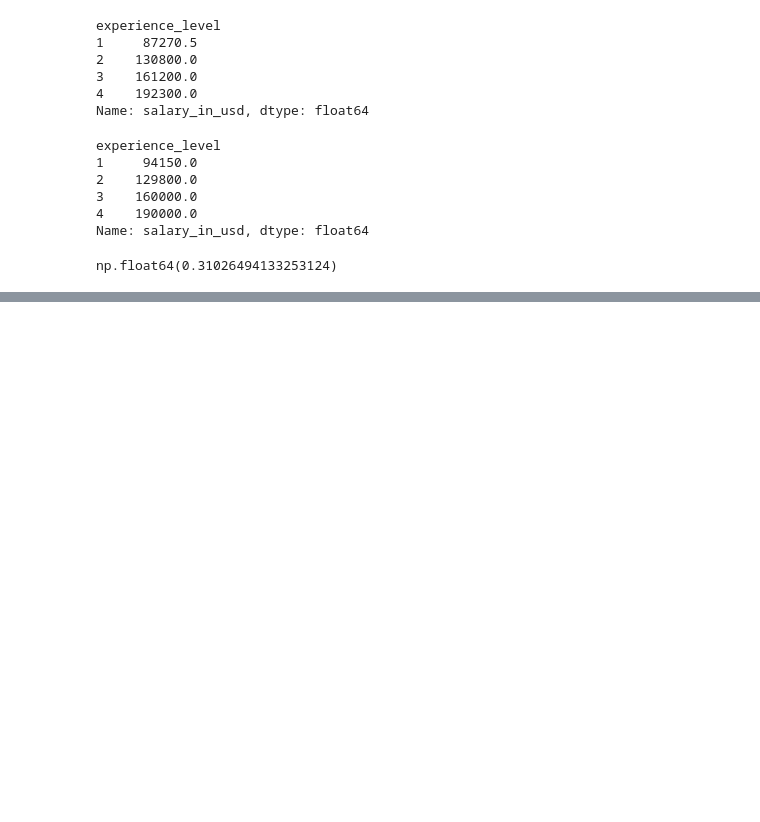
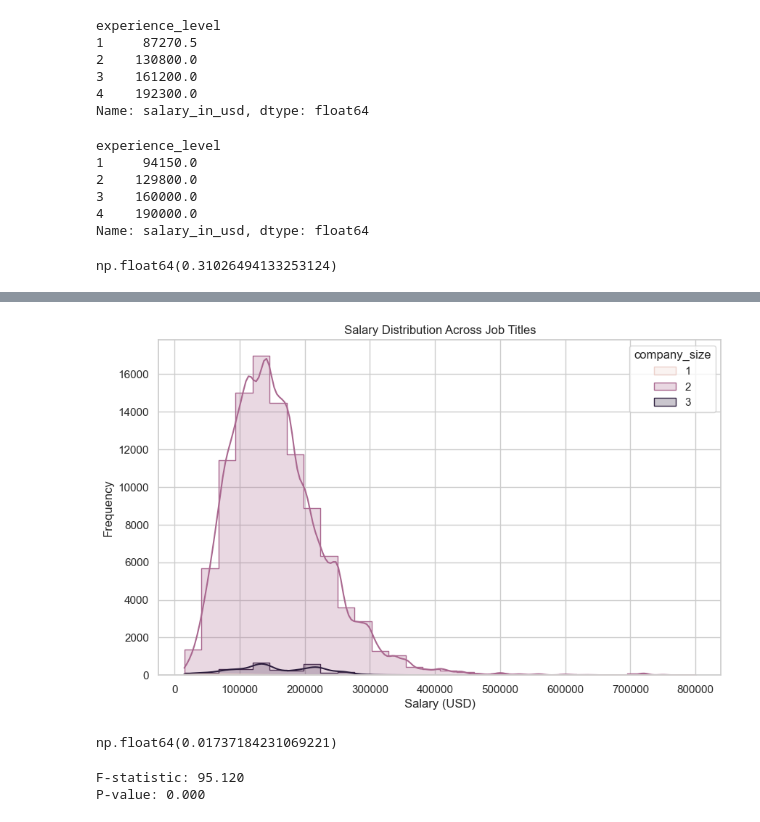
Before and after one commit to hasithapramuditha/Predicting-Data-Science-Salaries, a Jupyter notebook: EDA.ipynb, the cells around one changed output, grey strips where cells are left out. Saved outputs shown, nothing was run; the diff lists cells and outputs as text; code cells hidden in the pictures; blank space fills up the shorter version.

```diff
--- a/EDA.ipynb
+++ b/EDA.ipynb
@@ -317,0 +490,36 @@ np.float64(0.31026494133253124)
+# %%
+plt.figure(figsize=(10,6))
+sns.histplot(data=df, x="salary_in_usd", hue="company_size", kde=True, element="step", bins=30)
+#hue="job_title": separate distributions by job title (different colors)
+
+plt.title("Salary Distribution Across Job Titles")
+plt.xlabel("Salary (USD)")
+plt.ylabel("Frequency")
+plt.show()
+# %% [output]
+[figure, added]
+# %%
+df["company_size"].corr(df["salary_in_usd"],method="spearman")
+# %% [output]
+np.float64(0.01737184231069221)
+# %%
+#ANOVA testing
+
+#salary_in_usd continous/numerical
+#company_size nominal/catogorical
+
+#h0 no significant difference between means between job titles
+#h1 at least one group mean differs significantly.
+
+groups = [group["salary_in_usd"].values for name, group in df.groupby("company_size")]
+
+f_stat, p_value = stats.f_oneway(*groups)
+
+print(f"F-statistic: {f_stat:.3f}")
+print(f"P-value: {p_value:.3f}")
+
+#p < 0.05 → at least one group mean differs significantly.
+#p ≥ 0.05 → no significant difference between means.
+# %% [output]
+F-statistic: 95.120
+P-value: 0.000
```
Also changed, not shown: parts of 29 cells of this notebook.
